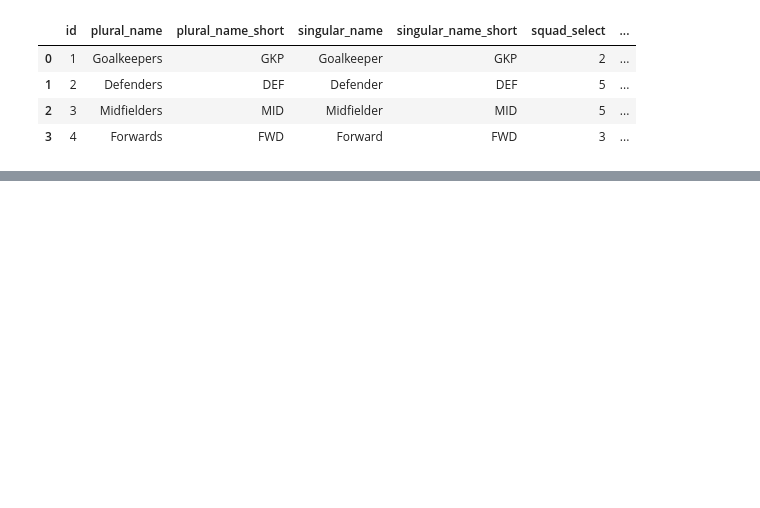
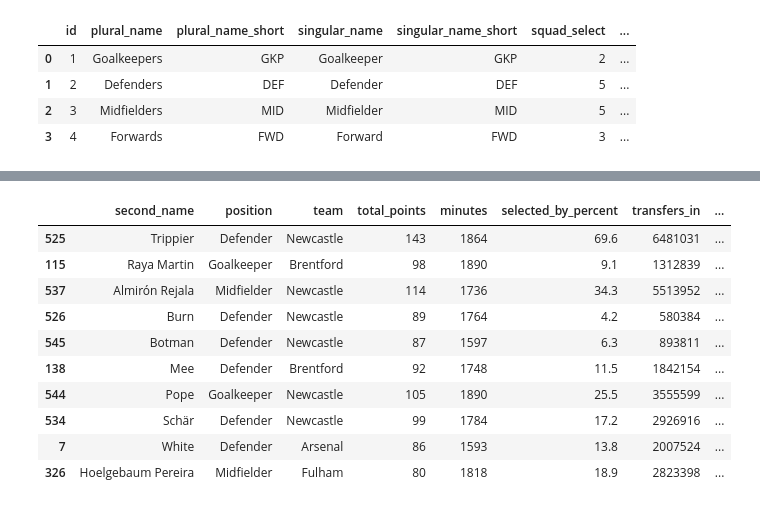
Before and after one commit to TrippleA-Ashaba/fpl_ai_api_django, a Jupyter notebook: jupyter_notebooks/fpl_data.ipynb, the cells around one changed output, grey strips where cells are left out. Cells and saved outputs as stored; diff of their text form; code cells hidden in the pictures; blank space fills up the shorter version.

```diff
--- a/jupyter_notebooks/fpl_data.ipynb
+++ b/jupyter_notebooks/fpl_data.ipynb
@@ -113,0 +116,14 @@ slim_elements_df
+# %%
+slim_elements_df.sort_values('value',ascending=False).head(10)
+# %% [output]
+|  | second_name | position | team | total_points | minutes | selected_by_percent | transfers_in | ... |
+| 525 | Trippier | Defender | Newcastle | 143 | 1864 | 69.6 | 6481031 | ... |
+| 115 | Raya Martin | Goalkeeper | Brentford | 98 | 1890 | 9.1 | 1312839 | ... |
+| 537 | Almirón Rejala | Midfielder | Newcastle | 114 | 1736 | 34.3 | 5513952 | ... |
+| 526 | Burn | Defender | Newcastle | 89 | 1764 | 4.2 | 580384 | ... |
+| 545 | Botman | Defender | Newcastle | 87 | 1597 | 6.3 | 893811 | ... |
+| 138 | Mee | Defender | Brentford | 92 | 1748 | 11.5 | 1842154 | ... |
+| 544 | Pope | Goalkeeper | Newcastle | 105 | 1890 | 25.5 | 3555599 | ... |
+| 534 | Schär | Defender | Newcastle | 99 | 1784 | 17.2 | 2926916 | ... |
+| 7 | White | Defender | Arsenal | 86 | 1593 | 13.8 | 2007524 | ... |
+| 326 | Hoelgebaum Pereira | Midfielder | Fulham | 80 | 1818 | 18.9 | 2823398 | ... |
```
Also changed, not shown: parts of 15 cells of this notebook.
